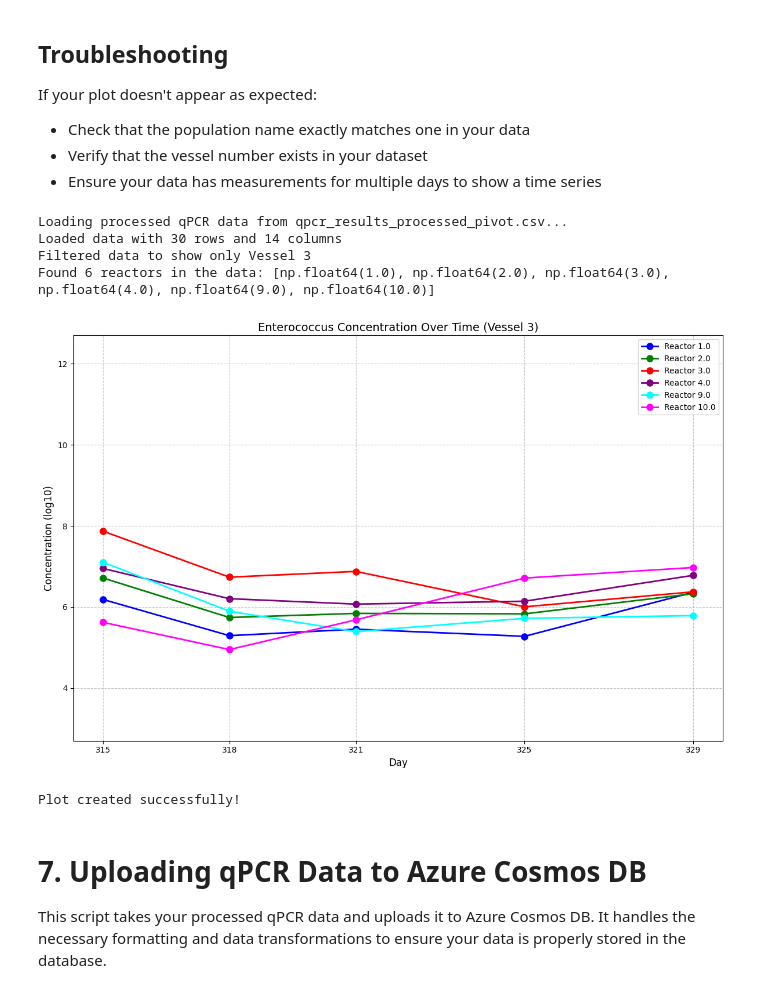
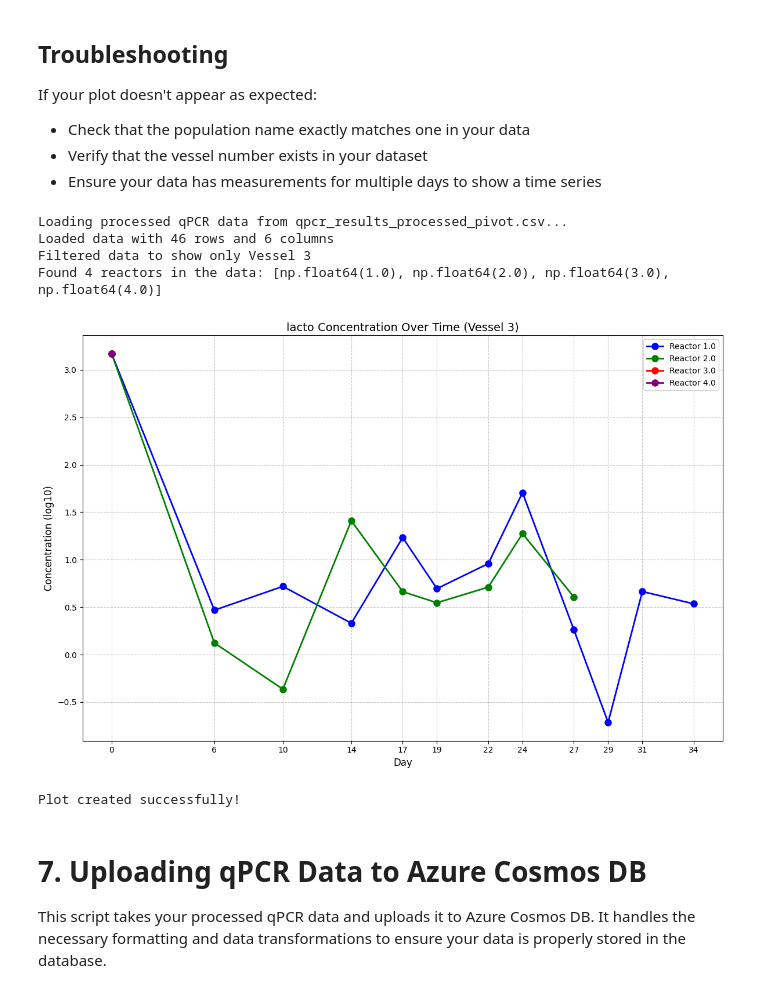
Before and after one commit to monimaursost/migut-qpcr, a Jupyter notebook: notebook/process_and_upload_data_qtoweriris.ipynb, the cells around one changed output. Saved outputs shown, nothing was run; the diff lists cells and outputs as text; code cells hidden in the pictures.

```diff
--- a/notebook/process_and_upload_data_qtoweriris.ipynb
+++ b/notebook/process_and_upload_data_qtoweriris.ipynb
@@ -885,20 +885,35 @@ OUTPUT_PIVOT_FILE = "qpcr_results_processed_pivot.csv"
 # Donor sample allocations
 # Each donor sample is mapped to a list of reactor numbers
 # Vessels will be 1, 2, and 3 for each reactor
+# DONOR_ALLOCATIONS = {
+#     "Donor 1 D0 Slurry": [1, 5, 9],   # Donor 1 is allocated to reactors 1, 5, and 9
+#     "Donor 2 D0 Slurry": [2, 6, 10],  # Donor 2 is allocated to reactors 2, 6, and 10
+#     "Donor 3 D0 Slurry": [3, 7, 11],  # Donor 3 is allocated to reactors 3, 7, and 11
+#     "Pooled D0 Slurry": [4, 8, 12]    # Pooled donor is allocated to reactors 4, 8, and 12
+# }
 DONOR_ALLOCATIONS = {
-    "Donor 1 D0 Slurry": [1, 5, 9],   # Donor 1 is allocated to reactors 1, 5, and 9
-    "Donor 2 D0 Slurry": [2, 6, 10],  # Donor 2 is allocated to reactors 2, 6, and 10
-    "Donor 3 D0 Slurry": [3, 7, 11],  # Donor 3 is allocated to reactors 3, 7, and 11
-    "Pooled D0 Slurry": [4, 8, 12]    # Pooled donor is allocated to reactors 4, 8, and 12
+    "FS_1_D0": [1, 2, 3, 4],
+    "FS_2_D0": [5, 6, 7, 8],
+    "FS_3_D0": [9, 10, 11, 12],
 }
 
+# Created by Alex
+ENTRIES_FOR_VESSELS = [1, 3]
+
 # Experimental stage definitions based on day ranges
+# EXPERIMENTAL_STAGES = {
+#     "Inoculation": [0],               # Day 0 is inoculation
+#     "Steady State": range(1, 15),     # Days 1-14 are steady state
+#     "Spores": range(15, 22),          # Days 15-21 are spores
+#     "Antibiotic": range(22, 31),      # Days 22-30 are antibiotic
+#     "Recovery": range(31, 999)        # Days 31+ are recovery
+# }
+
 EXPERIMENTAL_STAGES = {
     "Inoculation": [0],               # Day 0 is inoculation
-    "Steady State": range(1, 15),     # Days 1-14 are steady state
-    "Spores": range(15, 22),          # Days 15-21 are spores
-    "Antibiotic": range(22, 31),      # Days 22-30 are antibiotic
-    "Recovery": range(31, 999)        # Days 31+ are recovery
+    "Steady State": range(1, 19),     # Days 1-18 are steady state
+    "Dosen": range(19, 35),      # Days 19-34 are dosen
+    "Recovery": range(35, 999)        # Days 35+ are recovery
 }
 
 #############################################################
@@ -998,7 +1013,8 @@ for donor, reactors in DONOR_ALLOCATIONS.items():
     if len(donor_data) > 0:
         for reactor_num in reactors:
             # For each reactor assigned to this donor, create entries for vessels 1, 2, and 3
-            for vessel_num in [1, 2, 3]:
+            # for vessel_num in [1,2,3]:
+            for vessel_num in ENTRIES_FOR_VESSELS:
                 # 1. Make a copy of the donor data
                 temp_data = donor_data.copy()
                 # 2. Set the reactor number for this copy
@@ -1446,10 +1470,15 @@ If your plot doesn't appear as expected:
 FILE_PATH = "qpcr_results_processed_pivot.csv"
 
 # Select which bacterial population to plot
-SELECTED_POPULATION = "Enterococcus"  # Change to the population you want to analyze
+# SELECTED_POPULATION = "Enterococcus"  # Change to the population you want to analyze
+# SELECTED_POPULATION = "bifids"
+SELECTED_POPULATION = "lacto"
 
 # Select which vessel to plot (set to None to view all vessels)
-SELECTED_VESSEL = 3  # Change to the vessel number you want to view, or None for all
+# SELECTED_VESSEL = 3  # Change to the vessel number you want to view, or None for all
+# SELECTED_VESSEL = None
+# SELECTED_VESSEL = 1
+SELECTED_VESSEL = 3
 
 # Plot appearance settings
 FIGURE_WIDTH = 12        # Width of the plot (inches)
@@ -1528,37 +1557,37 @@ for reactor in unique_reactors:
 
 # Add labels and title
 vessel_text = f"Vessel {SELECTED_VESSEL}" if SELECTED_VESSEL is not None else "All Vessels"
 plt.title(f'{SELECTED_POPULATION} Concentration Over Time ({vessel_text})',
           fontsize=TITLE_FONT_SIZE)
 plt.xlabel('Day', fontsize=AXIS_FONT_SIZE)
 plt.ylabel('Concentration (log10)', fontsize=AXIS_FONT_SIZE)
 
 # Set y-axis limits to the specified limits of detection
-plt.ylim(2.7, 12.7)
+# plt.ylim(2.7, 12.7)
 
 # Improve x-axis ticks to show only days that exist in the data
 all_days = sorted(df['day'].unique())
 plt.xticks(all_days)
 
 # Add grid lines for better readability
 plt.grid(True, linestyle='--', alpha=0.7)
 
 # Add a legend to identify each reactor
 plt.legend(fontsize=LEGEND_FONT_SIZE)
 
 # Make sure everything fits well
 plt.tight_layout()
 
 # Show the plot
 plt.show()
 
 print("Plot created successfully!")
 # %% [output]
 Loading processed qPCR data from qpcr_results_processed_pivot.csv...
-Loaded data with 30 rows and 14 columns
+Loaded data with 46 rows and 6 columns
 Filtered data to show only Vessel 3
-Found 6 reactors in the data: [np.float64(1.0), np.float64(2.0), np.float64(3.0), np.float64(4.0), np.float64(9.0), np.float64(10.0)]
+Found 4 reactors in the data: [np.float64(1.0), np.float64(2.0), np.float64(3.0), np.float64(4.0)]
-[figure, old version]
+[figure, new version]
 Plot created successfully!
 # %% [markdown]
 # 7. Uploading qPCR Data to Azure Cosmos DB
```
Also changed, not shown: parts of 5 cells of this notebook.
